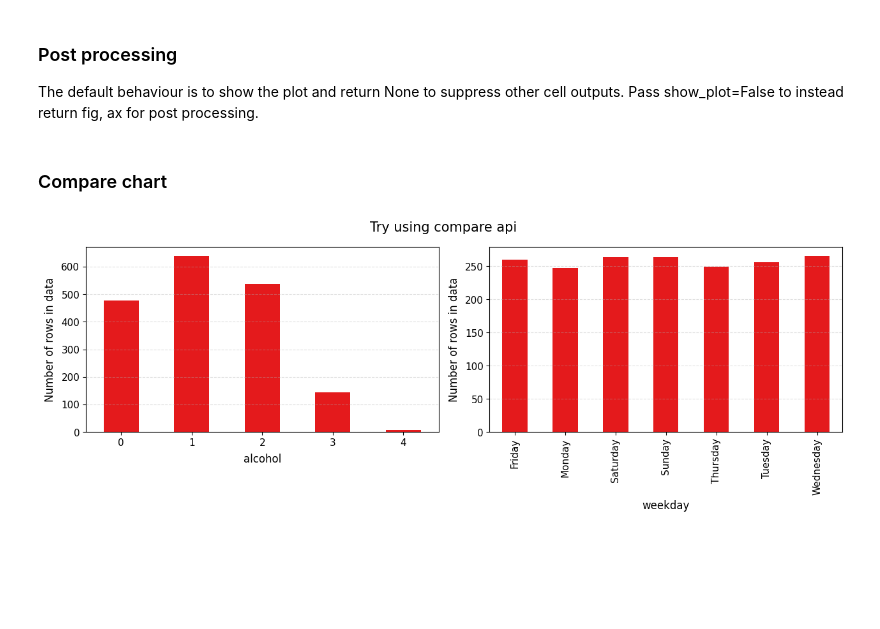
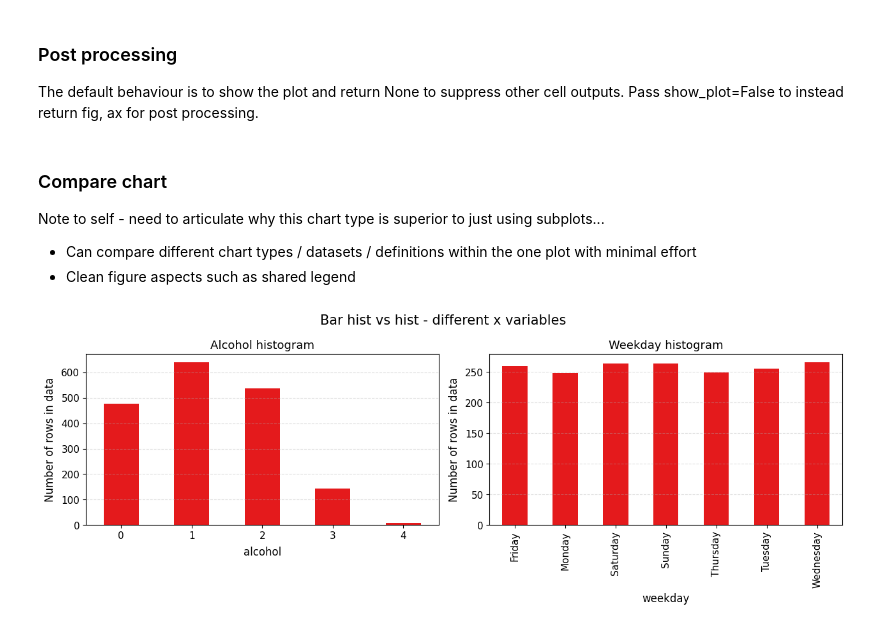
Before and after one commit to alextgould/lazychart, a Jupyter notebook: examples/demo_usage.ipynb, the cells around one changed output. Drawn from its saved outputs; the diff is of its cells as text; code cells hidden in the pictures; blank space fills up the shorter version.

```diff
--- a/examples/demo_usage.ipynb
+++ b/examples/demo_usage.ipynb
@@ -413,9 +454,14 @@ if False:
     fig.savefig('demo_save.png', dpi=300, bbox_inches='tight')
 # %% [markdown]
 ### Compare chart
+
+Note to self - need to articulate why this chart type is superior to just using subplots...
+* Can compare different chart types / datasets / definitions within the one plot with minimal effort
+* Clean figure aspects such as shared legend
 # %%
+# Bar hist (count) vs bar hist (count) - different x variables
 cm.compare(cm.chart.bar(x='alcohol', subtitle='Alcohol histogram'),
            cm.chart.bar(x='weekday', subtitle='Weekday histogram'),
-           title='Try using compare api')
+           title='Bar hist vs hist - different x variables')
 # %% [output]
-[figure, old version]
+[figure, new version]
```
Also changed, not shown: parts of 18 cells of this notebook, 2 other files.
